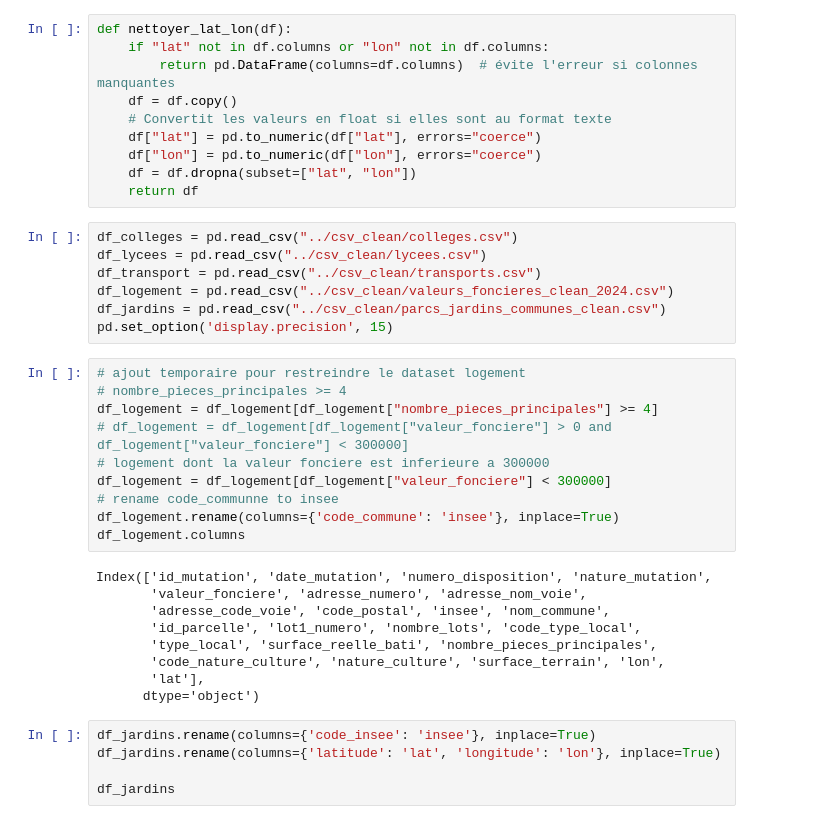
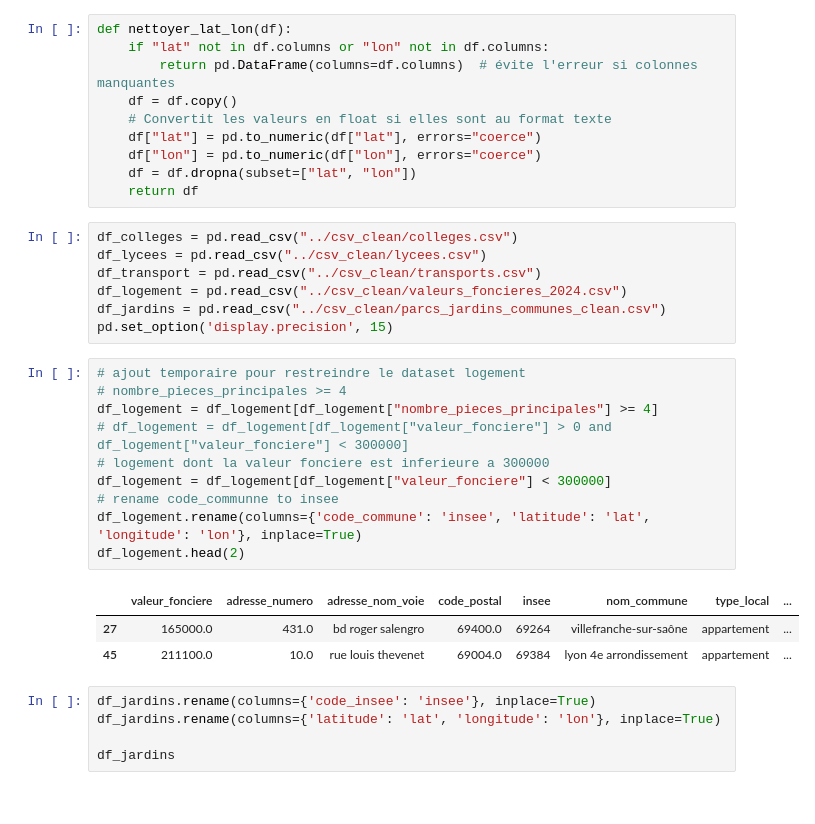
Before and after one commit to Sirteabagg/aide_immobili-re_lyon, a Jupyter notebook: widgets/carte_geo.ipynb, the cells around one changed output. Saved outputs shown, nothing was run; the diff lists cells and outputs as text.

```diff
--- a/widgets/carte_geo.ipynb
+++ b/widgets/carte_geo.ipynb
@@ -15,28 +15,23 @@ def nettoyer_lat_lon(df):
 df_colleges = pd.read_csv("../csv_clean/colleges.csv")
 df_lycees = pd.read_csv("../csv_clean/lycees.csv")
 df_transport = pd.read_csv("../csv_clean/transports.csv")
-df_logement = pd.read_csv("../csv_clean/valeurs_foncieres_clean_2024.csv")
+df_logement = pd.read_csv("../csv_clean/valeurs_foncieres_2024.csv")
 df_jardins = pd.read_csv("../csv_clean/parcs_jardins_communes_clean.csv")
 pd.set_option('display.precision', 15)
 # %%
 # ajout temporaire pour restreindre le dataset logement
 # nombre_pieces_principales >= 4
 df_logement = df_logement[df_logement["nombre_pieces_principales"] >= 4]
 # df_logement = df_logement[df_logement["valeur_fonciere"] > 0 and df_logement["valeur_fonciere"] < 300000]
 # logement dont la valeur fonciere est inferieure a 300000
 df_logement = df_logement[df_logement["valeur_fonciere"] < 300000]
 # rename code_communne to insee
-df_logement.rename(columns={'code_commune': 'insee'}, inplace=True)
-df_logement.columns
+df_logement.rename(columns={'code_commune': 'insee', 'latitude': 'lat', 'longitude': 'lon'}, inplace=True)
+df_logement.head(2)
 # %% [output]
-Index(['id_mutation', 'date_mutation', 'numero_disposition', 'nature_mutation',
-       'valeur_fonciere', 'adresse_numero', 'adresse_nom_voie',
-       'adresse_code_voie', 'code_postal', 'insee', 'nom_commune',
-       'id_parcelle', 'lot1_numero', 'nombre_lots', 'code_type_local',
-       'type_local', 'surface_reelle_bati', 'nombre_pieces_principales',
-       'code_nature_culture', 'nature_culture', 'surface_terrain', 'lon',
-       'lat'],
-      dtype='object')
+|  | valeur_fonciere | adresse_numero | adresse_nom_voie | code_postal | insee | nom_commune | type_local | ... |
+| 27 | 165000.0 | 431.0 | bd roger salengro | 69400.0 | 69264 | villefranche-sur-saône | appartement | ... |
+| 45 | 211100.0 | 10.0 | rue louis thevenet | 69004.0 | 69384 | lyon 4e arrondissement | appartement | ... |
 # %%
 df_jardins.rename(columns={'code_insee': 'insee'}, inplace=True)
 df_jardins.rename(columns={'latitude': 'lat', 'longitude': 'lon'}, inplace=True)
```
Also changed, not shown: parts of 2 cells of this notebook, 7 other files.
